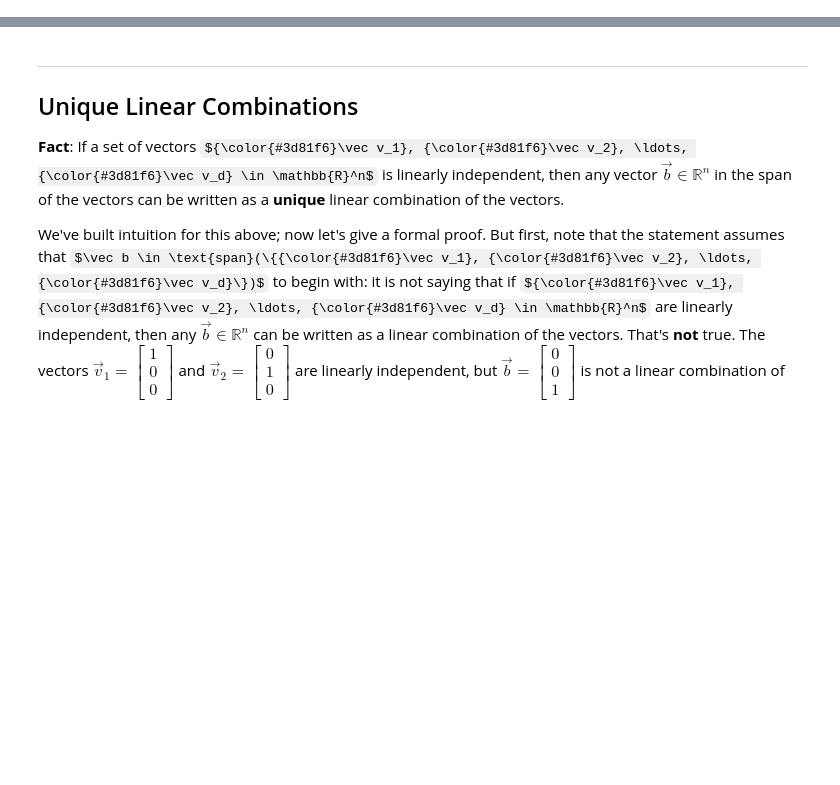
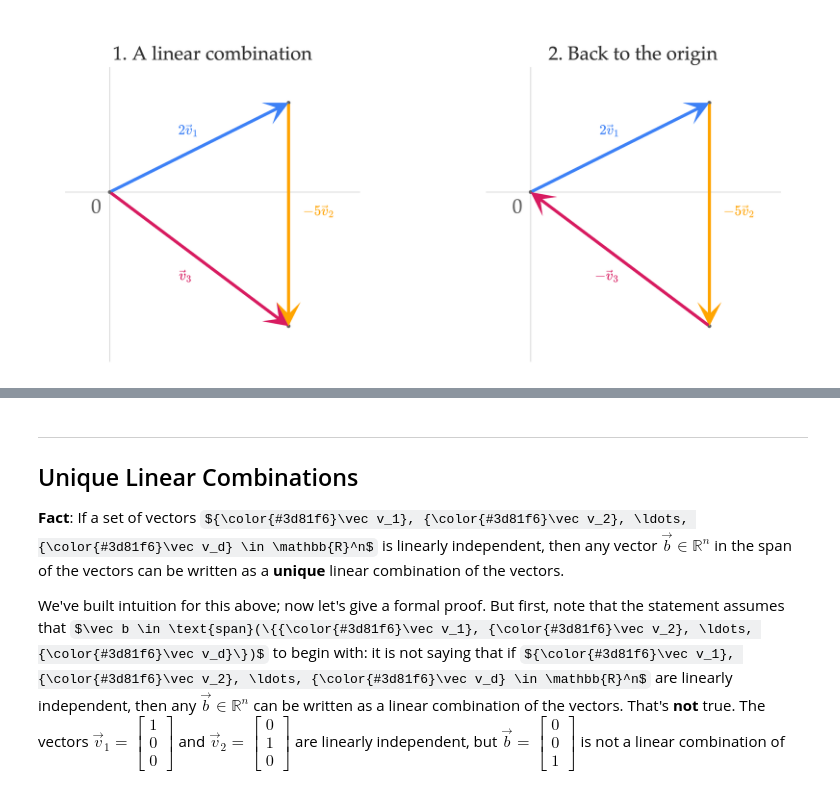
Before and after one commit to eecs245/notes, a Jupyter notebook: 04_linear_independence/02-linear-independence.ipynb, the cells around one changed output, grey strips where cells are left out. Saved outputs shown, nothing was run; the diff lists cells and outputs as text; code cells hidden in the pictures; some formulas as TeX source; blank space fills up the shorter version.

```diff
--- a/04_linear_independence/02-linear-independence.ipynb
+++ b/04_linear_independence/02-linear-independence.ipynb
@@ -47,0 +35,50 @@ Note that if a set of vectors is linearly dependent, it doesn't mean that **ever
+# %%
+from plotly.subplots import make_subplots
+import plotly.graph_objects as go
+
+# v1 = (2, 1), v2 = (0, 1), and v3 = 2*v1 - 5*v2 = (4, -3).
+BLUE, ORANGE, PINK = '#3d81f6', 'orange', '#d81b60'
+fig = make_subplots(rows=1, cols=2, horizontal_spacing=0.12,
+                    subplot_titles=('1. A linear combination', '2. Back to the origin'))
+
+def arrow(start, end, color, col):
+    suffix = '' if col == 1 else '2'
+    fig.add_annotation(x=end[0], y=end[1], ax=start[0], ay=start[1],
+                       xref='x'+suffix, yref='y'+suffix,
+                       axref='x'+suffix, ayref='y'+suffix,
+                       text='', showarrow=True, arrowhead=3, arrowsize=1.3,
+                       arrowwidth=4, arrowcolor=color)
+
+def label(x, y, text, color, col):
+    suffix = '' if col == 1 else '2'
+    fig.add_annotation(x=x, y=y, xref='x'+suffix, yref='y'+suffix,
+                       text=text, showarrow=False,
+                       font=dict(size=26, color=color))
+
+for col in (1, 2):
+    fig.add_trace(go.Scatter(x=[0, 4, 4], y=[0, 2, -3], mode='markers',
+                            marker=dict(size=5, color='#626262'),
+                            hoverinfo='skip', showlegend=False), row=1, col=col)
+    arrow((0, 0), (4, 2), BLUE, col)
+    arrow((4, 2), (4, -3), ORANGE, col)
+    arrow((0, 0) if col == 1 else (4, -3),
+          (4, -3) if col == 1 else (0, 0), PINK, col)
+    label(1.75, 1.4, r'$2\vec v_1$', BLUE, col)
+    label(4.65, -0.4, r'$-5\vec v_2$', ORANGE, col)
+    label(1.7, -1.85, (r'$\vec v_3$' if col == 1 else r'$-\vec v_3$'), PINK, col)
+    label(-0.3, -0.35, '0', '#626262', col)
+    fig.update_xaxes(range=[-1, 5.6], showgrid=False, showticklabels=False,
+                     zeroline=True, zerolinecolor='#d4d4d4', zerolinewidth=1,
+                     constrain='domain', row=1, col=col)
+    fig.update_yaxes(range=[-3.8, 2.8], showgrid=False, showticklabels=False,
+                     zeroline=True, zerolinecolor='#d4d4d4', zerolinewidth=1,
+                     scaleanchor='x' if col == 1 else 'x2', scaleratio=1,
+                     row=1, col=col)
+
+fig.update_layout(width=1000, height=460, margin=dict(l=12, r=12, t=65, b=12),
+                  paper_bgcolor='white', plot_bgcolor='white',
+                  font=dict(family='Palatino, Georgia, serif', size=24, color='#333333'))
+fig.update_annotations(selector=dict(yref='paper'), font_size=25)
+fig.show(renderer='png', scale=3)
+# %% [output]
+[figure, added]
```
Also changed, not shown: parts of 4 cells of this notebook, 11 other files.
